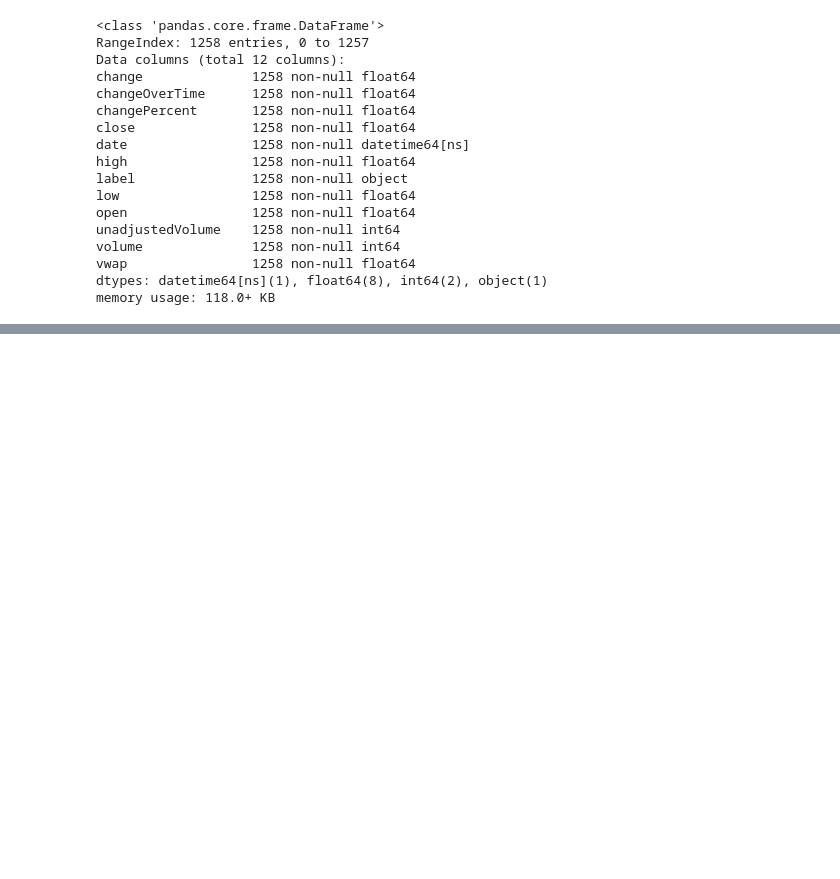
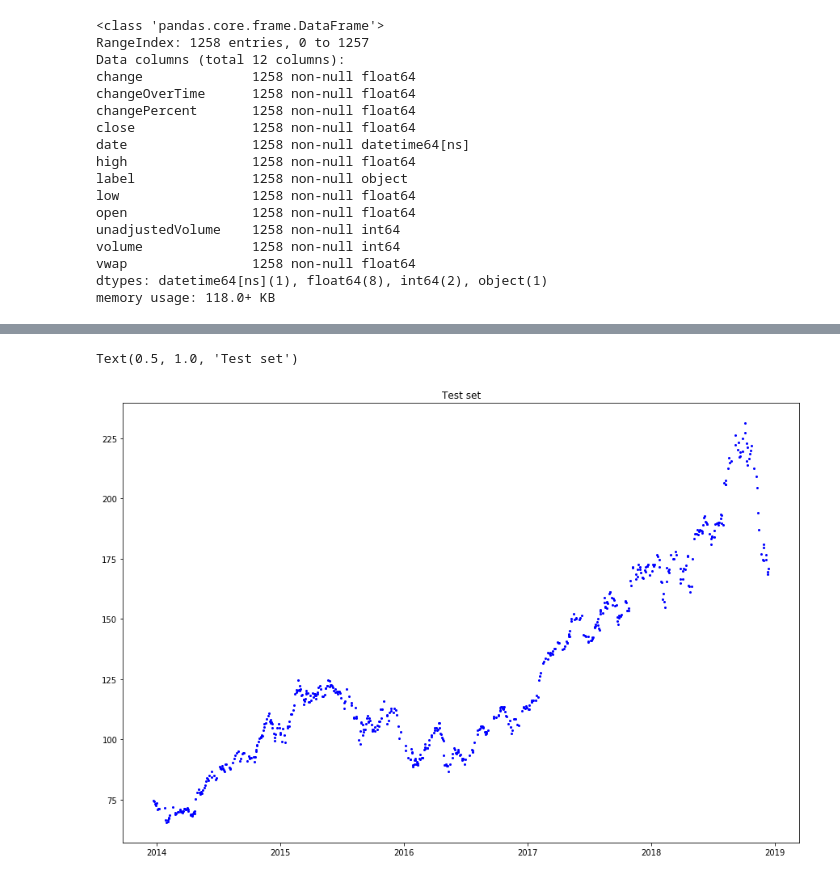
Before and after one commit to vmasten/data_analysis, a Jupyter notebook: regressions.ipynb, the cells around one changed output, grey strips where cells are left out. Drawn from its saved outputs; the diff is of its cells as text; code cells hidden in the pictures; blank space fills up the shorter version.

```diff
--- a/regressions.ipynb
+++ b/regressions.ipynb
@@ -73,0 +82,7 @@ df.shape
+# %%
+plt.figure(figsize=(15,10))
+plt.plot(X_test, Y_test, 'bo', markersize=2)
+plt.title('Test set')
+# %% [output]
+Text(0.5, 1.0, 'Test set')
+[figure, added]
```
Also changed, not shown: parts of 9 cells of this notebook.
